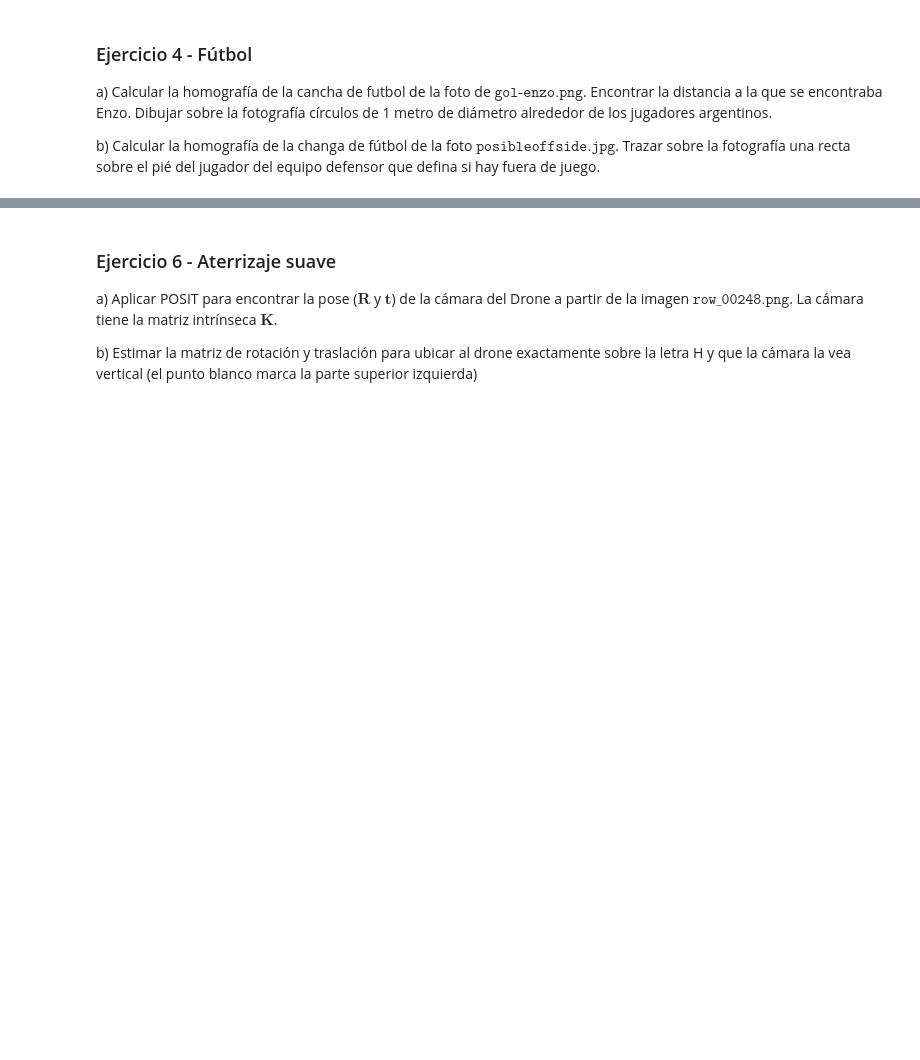
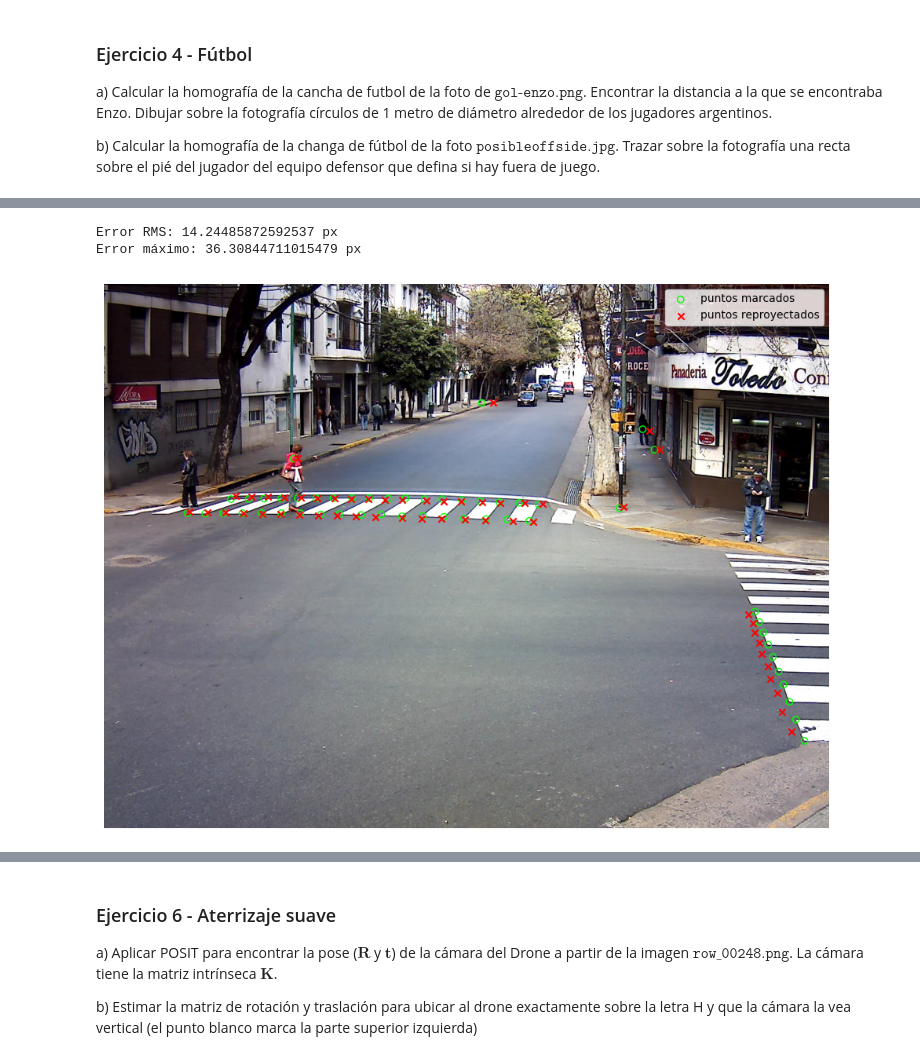
Before and after one commit to catafiorini/Trabajo-Practico-ALC--2C-2026, a Jupyter notebook: grupo_alfajorverde_TP.ipynb, the cells around one changed output, grey strips where cells are left out. Saved outputs shown, nothing was run; the diff lists cells and outputs as text; code cells hidden in the pictures; blank space fills up the shorter version.

```diff
--- a/grupo_alfajorverde_TP.ipynb
+++ b/grupo_alfajorverde_TP.ipynb
@@ -522,0 +524,6 @@ c) Calcular la velocidad de los dos primeros vehículos (taxi y camioneta) y de
+# %%
+Q_gs = alc.obtenerQ2d(imgPts_gs, objPts_gs)
+H_gs = alc.resolverDLT2D(Q_gs)
+H_gs = H_gs / H_gs[2, 2]       # fijamos la escala para que H[2,2] = 1
+
+print(H_gs)
@@ -522,0 +602,6 @@ c) Calcular la velocidad de los dos primeros vehículos (taxi y camioneta) y de
+# %%
+R_gs, t_gs = alc.obtenerPose2D(H_gs, K_gs)
+
+print('R =')
+print(R_gs)
+print('t =', t_gs)
@@ -522,0 +624,30 @@ c) Calcular la velocidad de los dos primeros vehículos (taxi y camioneta) y de
+# %%
+# 1) Coordenadas de cámara: R X + t (una columna por punto)
+X_cam = alc.multiplicar(R_gs, mundo_gs.T) + t_gs.reshape(3, 1)
+
+# 2) Aplicamos K
+q = alc.multiplicar(K_gs, X_cam)
+
+# 3) De homogéneas a píxeles
+reproy_gs = (q[0:2, :] / q[2, :]).T          # forma (51, 2)
+
+# Error de cada punto: distancia entre el reproyectado y el marcado
+errores = np.sqrt(np.sum((reproy_gs - imgPts_gs) ** 2, axis=1))
+print('Error RMS:', np.sqrt(np.mean(errores ** 2)), 'px')
+print('Error máximo:', np.max(errores), 'px')
+
+# Gráfico sobre la imagen inicial
+img_inicial = plt.imread(os.path.join(carpeta_salguero, 'img_10_18_47_351.jpg'))
+plt.figure(figsize=(12, 9))
+plt.imshow(img_inicial)
+plt.scatter(imgPts_gs[:, 0], imgPts_gs[:, 1], marker='o', facecolors='none',
+            edgecolors='lime', label='puntos marcados')
+plt.scatter(reproy_gs[:, 0], reproy_gs[:, 1], marker='x', color='red',
+            label='puntos reproyectados')
+plt.legend()
+plt.axis('off')
+plt.show()
+# %% [output]
+Error RMS: 14.24485872592537 px
+Error máximo: 36.30844711015479 px
+[figure, added]
```
Also changed, not shown: parts of 44 cells of this notebook.
